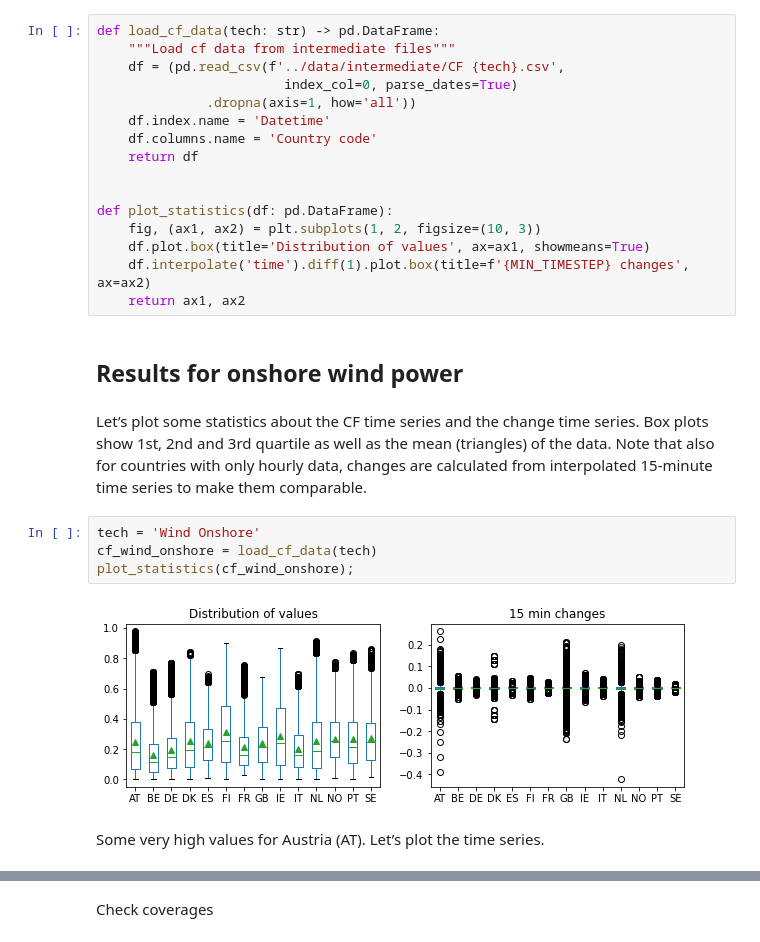
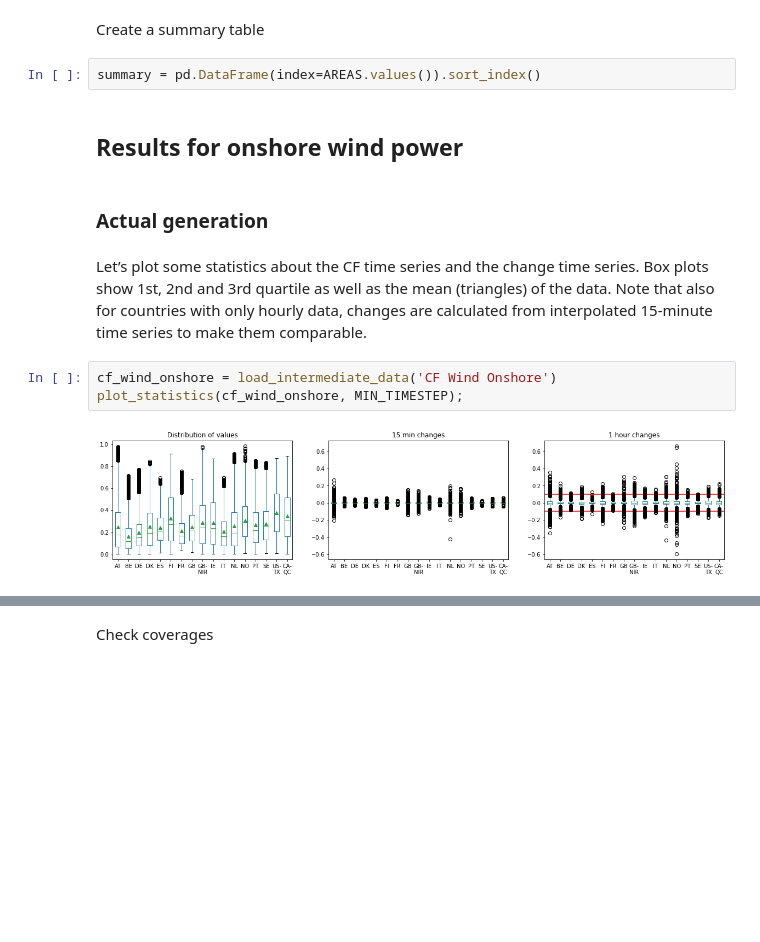
Before and after one commit to vttresearch/windtask25-timeseries, a Jupyter notebook: notebooks/04-analyze-data.ipynb, the cells around one changed output, grey strips where cells are left out. Saved outputs shown, nothing was run; the diff lists cells and outputs as text; blank space fills up the shorter version.

Commit message:
Notebooks including all data types

```diff
--- a/notebooks/04-analyze-data.ipynb
+++ b/notebooks/04-analyze-data.ipynb
@@ -10,28 +19,15 @@ Define a functions to load and plot the capacity factor data.
-# %%
-def load_cf_data(tech: str) -> pd.DataFrame:
-    """Load cf data from intermediate files"""
-    df = (pd.read_csv(f'../data/intermediate/CF {tech}.csv',
-                        index_col=0, parse_dates=True)
-              .dropna(axis=1, how='all'))
-    df.index.name = 'Datetime'
-    df.columns.name = 'Country code'
-    return df
-
-
-def plot_statistics(df: pd.DataFrame):
-    fig, (ax1, ax2) = plt.subplots(1, 2, figsize=(10, 3))
-    df.plot.box(title='Distribution of values', ax=ax1, showmeans=True)
-    df.interpolate('time').diff(1).plot.box(title=f'{MIN_TIMESTEP} changes', ax=ax2)
-    return ax1, ax2
+# %% [markdown]
+Create a summary table
+# %%
+summary = pd.DataFrame(index=AREAS.values()).sort_index()
 # %% [markdown]
 ## Results for onshore wind power
+# %% [markdown]
+### Actual generation
 # %% [markdown]
 Let’s plot some statistics about the CF time series and the change time series. Box plots show 1st, 2nd and 3rd quartile as well as the mean (triangles) of the data. Note that also for countries with only hourly data, changes are calculated from interpolated 15-minute time series to make them comparable.
 # %%
-tech = 'Wind Onshore'
-cf_wind_onshore = load_cf_data(tech)
-plot_statistics(cf_wind_onshore);
+cf_wind_onshore = load_intermediate_data('CF Wind Onshore')
+plot_statistics(cf_wind_onshore, MIN_TIMESTEP);
 # %% [output]
-[figure, old version]
+[figure, new version]
-# %% [markdown]
-Some very high values for Austria (AT). Let’s plot the time series.
```
Also changed, not shown: parts of 111 cells of this notebook, 7 other files.
